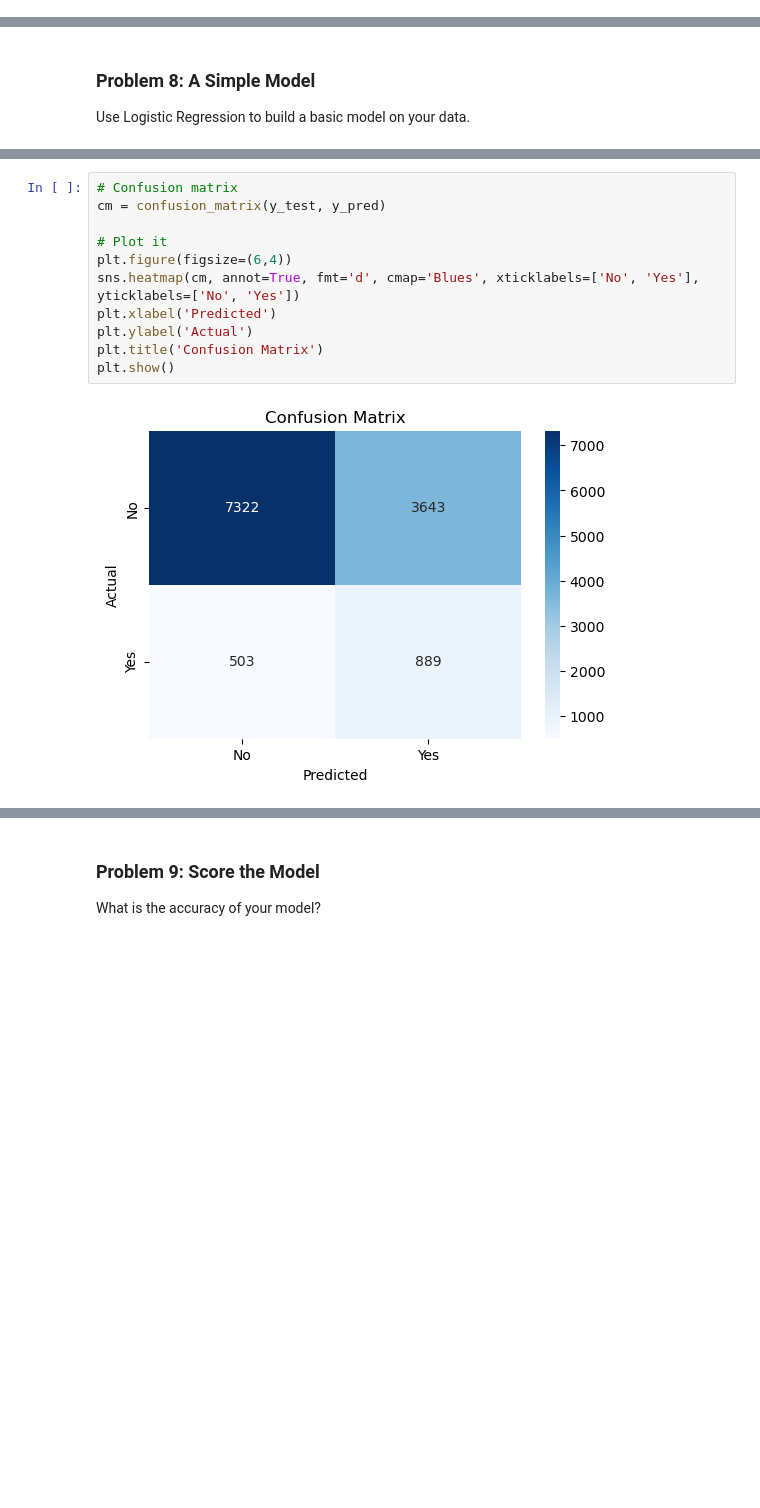
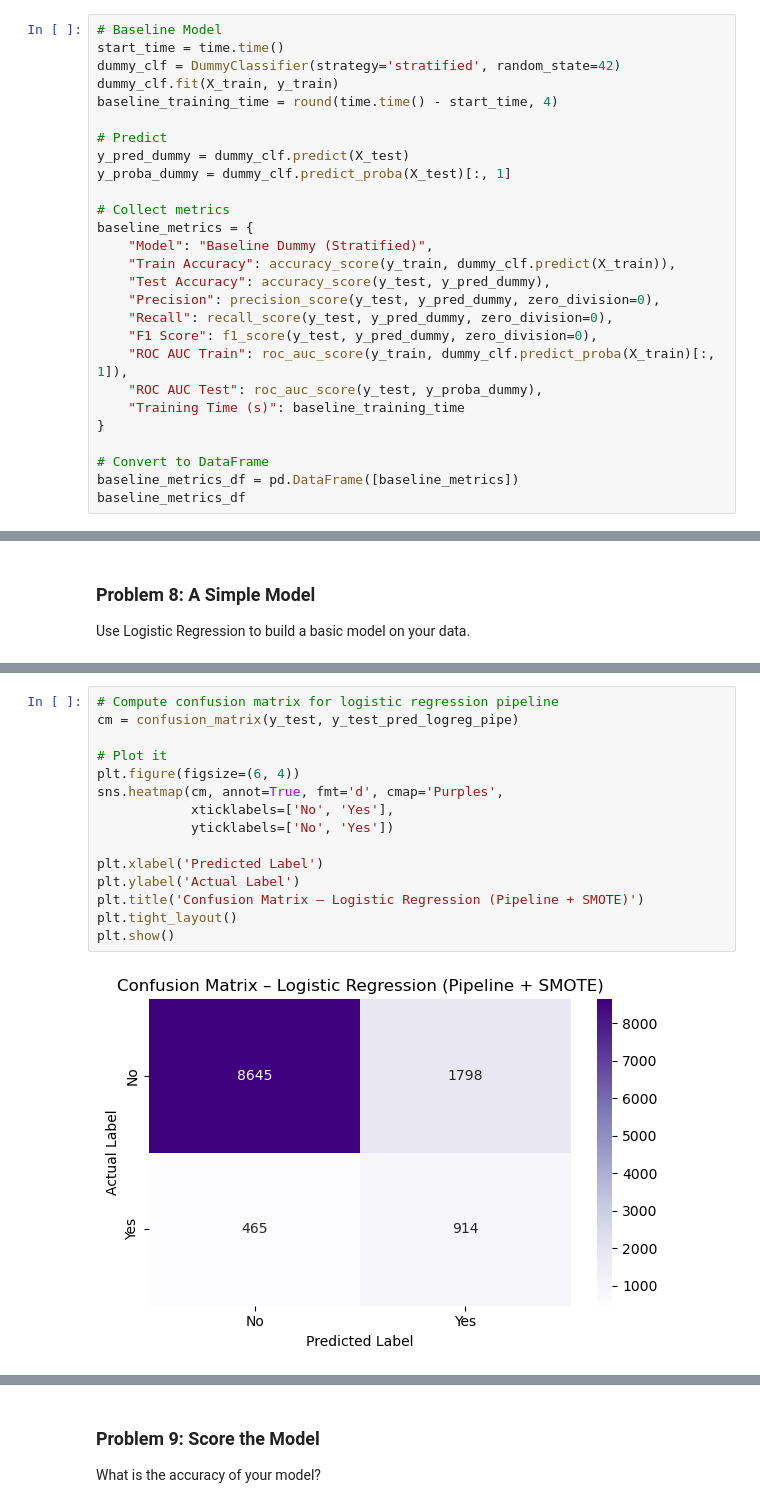
Before and after one commit to salorozco/machine-learning-and-artificial-intelligence, a Jupyter notebook: bank/prompt_III.ipynb, the cells around one changed output, grey strips where cells are left out. Drawn from its saved outputs; the diff is of its cells as text; blank space fills up the shorter version.

```diff
--- a/bank/prompt_III.ipynb
+++ b/bank/prompt_III.ipynb
@@ -451,0 +961,27 @@ baseline
+# %%
+# Baseline Model
+start_time = time.time()
+dummy_clf = DummyClassifier(strategy='stratified', random_state=42)
+dummy_clf.fit(X_train, y_train)
+baseline_training_time = round(time.time() - start_time, 4)
+
+# Predict
+y_pred_dummy = dummy_clf.predict(X_test)
+y_proba_dummy = dummy_clf.predict_proba(X_test)[:, 1]
+
+# Collect metrics
+baseline_metrics = {
+    "Model": "Baseline Dummy (Stratified)",
+    "Train Accuracy": accuracy_score(y_train, dummy_clf.predict(X_train)),
+    "Test Accuracy": accuracy_score(y_test, y_pred_dummy),
+    "Precision": precision_score(y_test, y_pred_dummy, zero_division=0),
+    "Recall": recall_score(y_test, y_pred_dummy, zero_division=0),
+    "F1 Score": f1_score(y_test, y_pred_dummy, zero_division=0),
+    "ROC AUC Train": roc_auc_score(y_train, dummy_clf.predict_proba(X_train)[:, 1]),
+    "ROC AUC Test": roc_auc_score(y_test, y_proba_dummy),
+    "Training Time (s)": baseline_training_time
+}
+
+# Convert to DataFrame
+baseline_metrics_df = pd.DataFrame([baseline_metrics])
+baseline_metrics_df
@@ -494,13 +1039,17 @@ logistic_metrics_df
 # %%
-# Confusion matrix
-cm = confusion_matrix(y_test, y_pred)
+# Compute confusion matrix for logistic regression pipeline
+cm = confusion_matrix(y_test, y_test_pred_logreg_pipe)
 
 # Plot it
-plt.figure(figsize=(6,4))
-sns.heatmap(cm, annot=True, fmt='d', cmap='Blues', xticklabels=['No', 'Yes'], yticklabels=['No', 'Yes'])
-plt.xlabel('Predicted')
-plt.ylabel('Actual')
-plt.title('Confusion Matrix')
+plt.figure(figsize=(6, 4))
+sns.heatmap(cm, annot=True, fmt='d', cmap='Purples',
+            xticklabels=['No', 'Yes'],
+            yticklabels=['No', 'Yes'])
+
+plt.xlabel('Predicted Label')
+plt.ylabel('Actual Label')
+plt.title('Confusion Matrix – Logistic Regression (Pipeline + SMOTE)')
+plt.tight_layout()
 plt.show()
 # %% [output]
-[figure, old version]
+[figure, new version]
```
Also changed, not shown: parts of 146 cells of this notebook.
